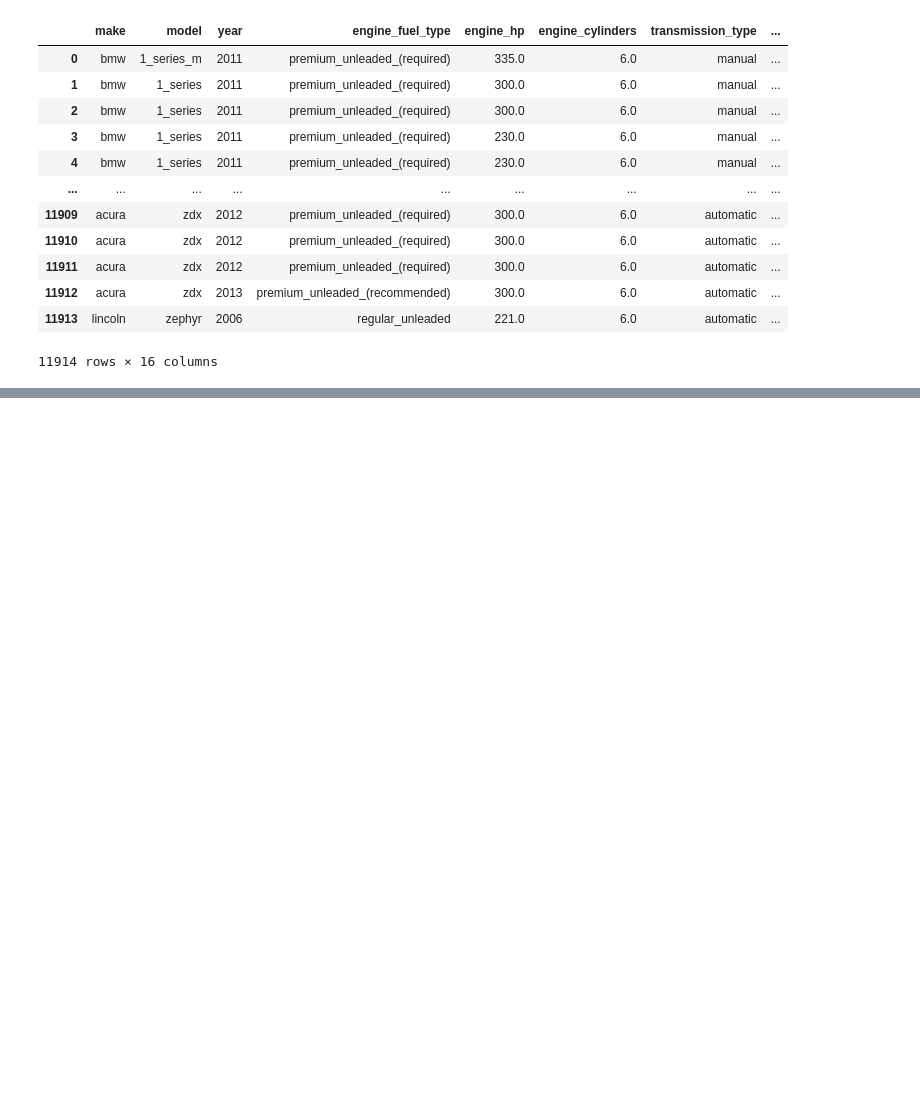
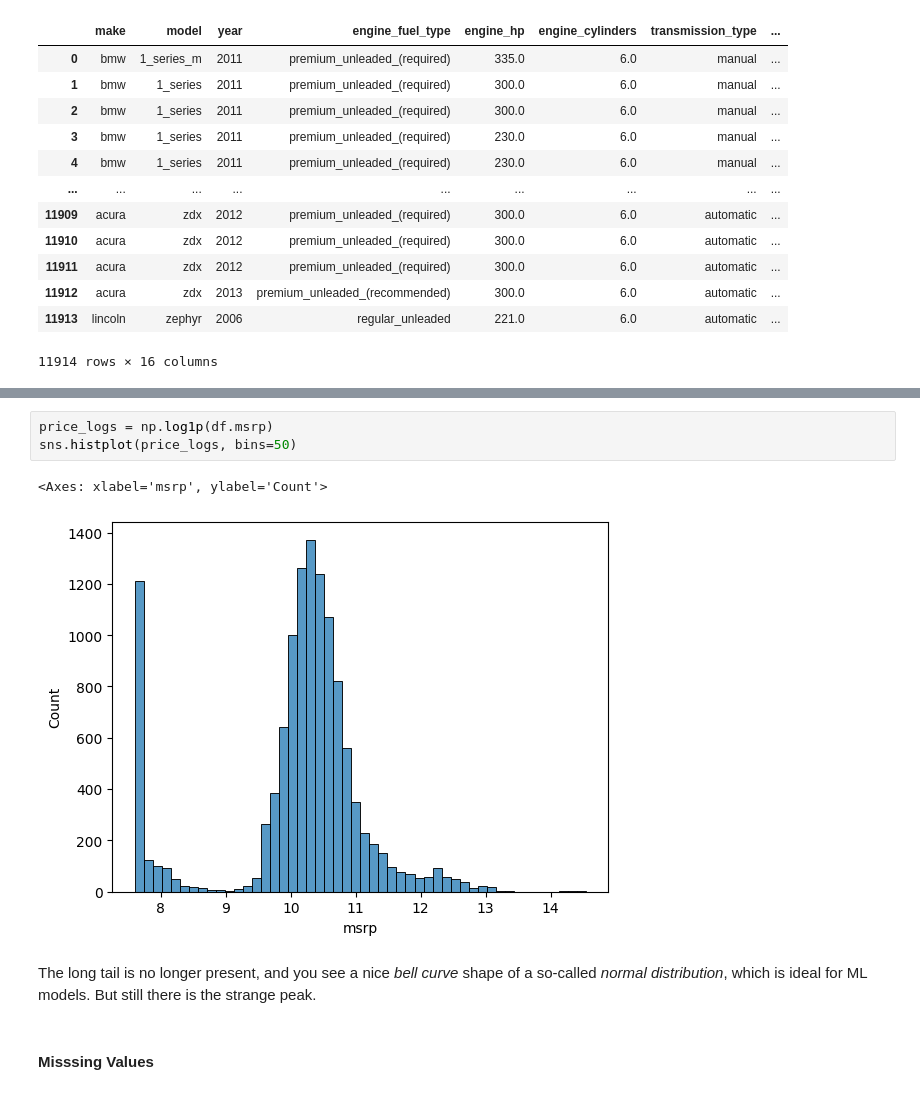
Before and after one commit to piouspradhan/machine-learning-zoomcamp, a Jupyter notebook: 02-regression/notebook.ipynb, the cells around one changed output, grey strips where cells are left out. Cells and saved outputs as stored; diff of their text form; blank space fills up the shorter version.

```diff
--- a/02-regression/notebook.ipynb
+++ b/02-regression/notebook.ipynb
@@ -134,0 +330,10 @@ df
+# %%
+price_logs = np.log1p(df.msrp)
+sns.histplot(price_logs, bins=50)
+# %% [output]
+<Axes: xlabel='msrp', ylabel='Count'>
+[figure, added]
+# %% [markdown]
+The long tail is no longer present, and you see a nice *bell curve* shape of a so-called *normal distribution*, which is ideal for ML models. But still there is the strange peak.
+# %% [markdown]
+#### Misssing Values
```
Also changed, not shown: parts of 163 cells of this notebook, 3 other files.
